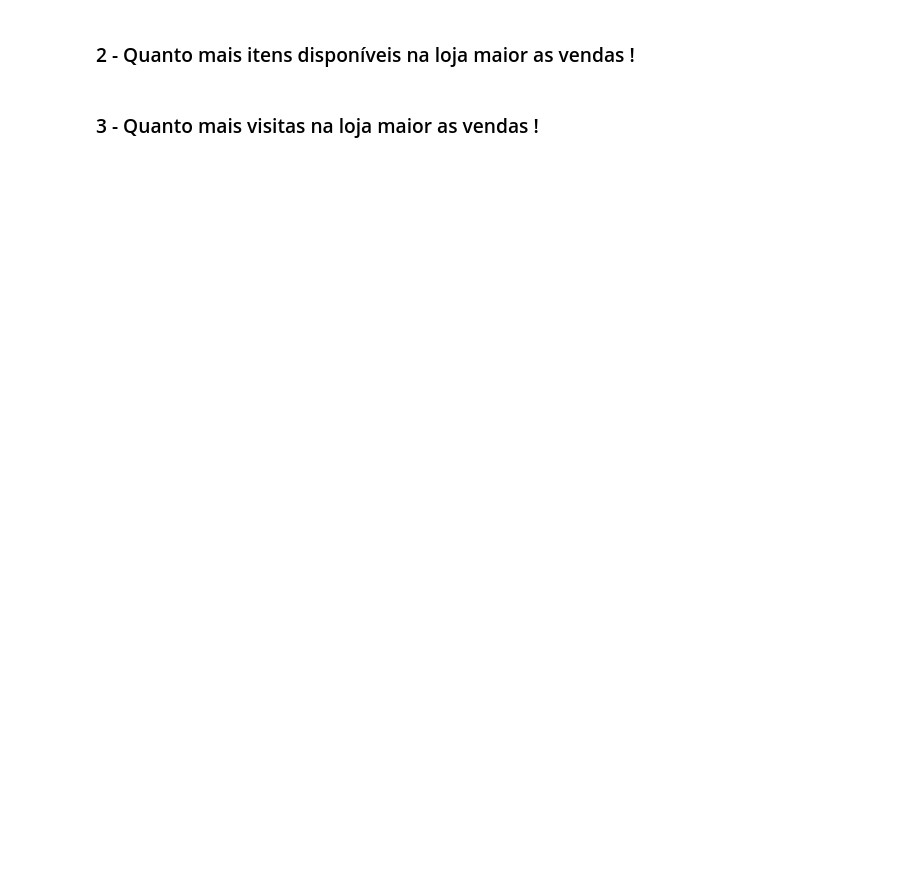
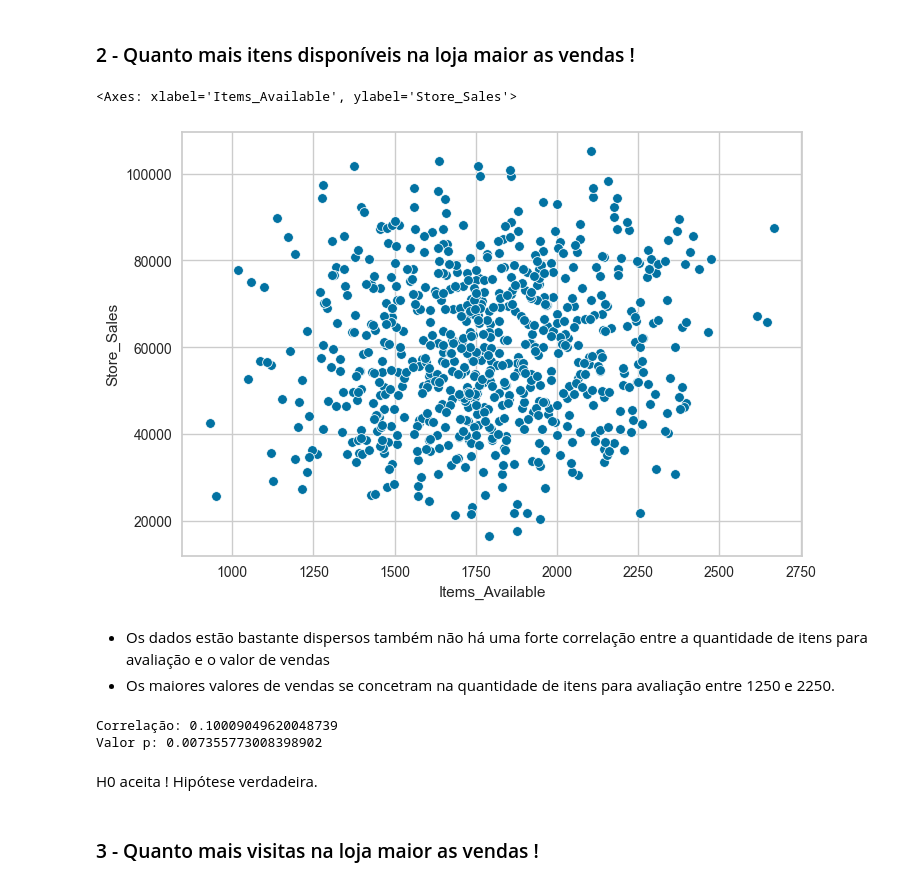
Before and after one commit to Eric-Oliveira-ds/Supermarket-store-sales-prediction, a Jupyter notebook: notebooks/Supermarket Store Sales Prediction.ipynb, the cells around one changed output. Cells and saved outputs as stored; diff of their text form; code cells hidden in the pictures; blank space fills up the shorter version.

```diff
--- a/notebooks/Supermarket Store Sales Prediction.ipynb
+++ b/notebooks/Supermarket Store Sales Prediction.ipynb
@@ -81,4 +195,21 @@ test.shape
 # %% [markdown]
 ### 2 - Quanto mais itens disponíveis na loja maior as vendas !
+# %%
+sns.scatterplot(x=df_train['Items_Available'], y=df_train['Store_Sales'])
+# %% [output]
+<Axes: xlabel='Items_Available', ylabel='Store_Sales'>
+[figure, added]
+# %% [markdown]
+- Os dados estão bastante dispersos também não há uma forte correlação entre a quantidade de itens para avaliação e o valor de vendas
+- Os maiores valores de vendas se concetram na quantidade de itens para avaliação entre 1250 e 2250.
+# %%
+corr, p_value = pearsonr(df_train['Items_Available'], df_train['Store_Sales'])
+print('Correlação:', corr)
+print('Valor p:', p_value)
+# %% [output]
+Correlação: 0.10009049620048739
+Valor p: 0.007355773008398902
+# %% [markdown]
+H0 aceita ! Hipótese verdadeira.
 # %% [markdown]
 ### 3 - Quanto mais visitas na loja maior as vendas !
```
Also changed, not shown: parts of 33 cells of this notebook.
